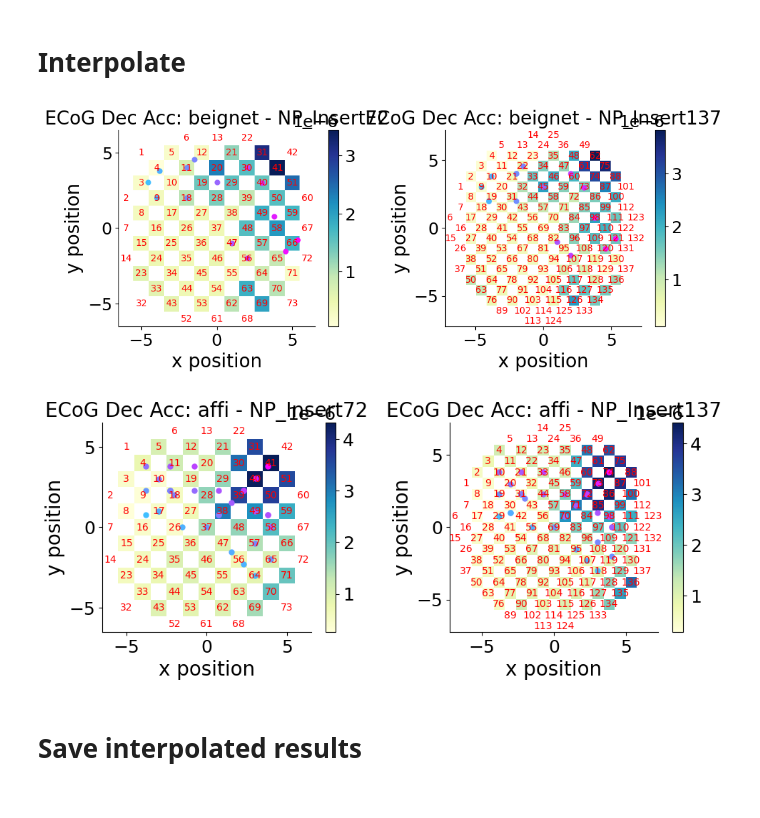
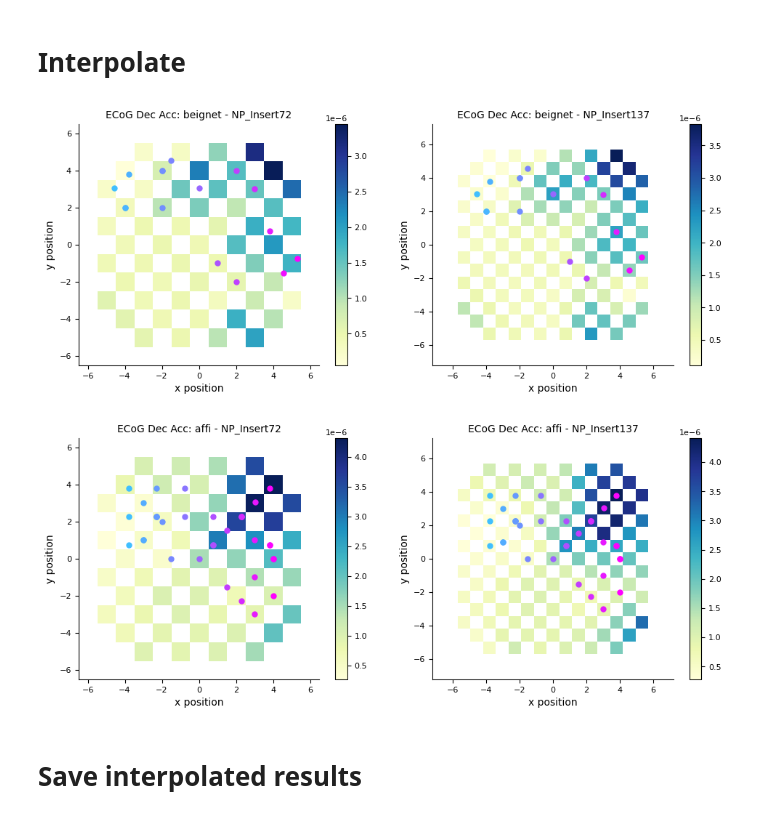
Before and after one commit to rcanfield2/ecog_np_targeting, a Jupyter notebook: np_ecog_map_registration.ipynb, the cells around one changed output. Cells and saved outputs as stored; diff of their text form; code cells hidden in the pictures.

```diff
--- a/np_ecog_map_registration.ipynb
+++ b/np_ecog_map_registration.ipynb
@@ -219,13 +150,13 @@ site_numbers = {}
 site_insert_name = {}
 for subject in subjects:
     if subject == 'beignet':
-        _, _, preproc_metadata = aopy.data.base.pkl_read(f"{subject}_np_preprocessed", os.path.join(base_save_dir, np_preproc_data_folder))
+        _, _, preproc_metadata = aopy.data.base.pkl_read(f"{subject}_{filenames['preprocessed']}", save_paths['postproc_data'])
         print(preproc_metadata.keys())
         site_numbers[subject] = preproc_metadata['recording_sites'] -1
         site_insert_name[subject] = ['NP_Insert72', 'NP_Insert72', 'NP_Insert72', 'NP_Insert72', 'NP_Insert72', 'NP_Insert72', 'NP_Insert72', 'NP_Insert72', 'NP_Insert72',
                          'NP_Insert137', 'NP_Insert137', 'NP_Insert137', 'NP_Insert137', 'NP_Insert137', 'NP_Insert137', 'NP_Insert137']
     elif subject2plot == 'affi':
-        _, _,  preproc_metadata = aopy.data.base.pkl_read(f"{subject}_np_preprocessed", os.path.join(base_save_dir, np_preproc_data_folder))
+        _, _,  preproc_metadata = aopy.data.base.pkl_read(f"{subject}_{filenames['preprocessed']}", save_paths['postproc_data'])
         # site_numbers[subject] = np.array([ 19,  73,  29,  55,  58,  33, 33,  98,  10, 74,  72, 107]) - 1
         site_numbers[subject] = preproc_metadata['recording_sites'] -1
         # site_insert_name[subject] = ['NPinsert137', 'NPinsert137', 'NPinsert137', 'NPinsert137', 'NPinsert137', 'NPinsert137', 'NPinsert137',
@@ -241,13 +172,13 @@ dict_keys(['spike_bin_width', 'tbefore', 'tafter', 'trial_time_axis', 'nrecs', '
 # %%
 for subject in subjects:
     dec_map_results[subject]['rec_sites'] = site_numbers[subject]
-    dec_map_results[subject]['rec_locations'] = np.array([[np_ecog_mapping[subject][site_insert_name[subject][isite]][f"{site_insert_name[subject][isite]}_x"][site], np_ecog_mapping[subject][site_insert_name[subject][isite]][f"{site_insert_name[subject][isite]}_y"][site]] for isite, site in enumerate(site_numbers[subject])])
+    dec_map_results[subject]['rec_locations'] = np.array([[np_ecog_mapping[subject][site_insert_name[subject][isite]]['pos'][:,0][site], np_ecog_mapping[subject][site_insert_name[subject][isite]]['pos'][:,1][site]] for isite, site in enumerate(site_numbers[subject])])
     if subject == 'affi':
-        dec_map_results[subject]['rc_axis_angle'] = np.deg2rad(60) # rotates 'x-axis' by this much
+        dec_map_results[subject]['rc_axis_angle'] = np.deg2rad(postproc_params['rc_axis_theta'][subject]) # rotates 'x-axis' by this much
         dec_map_results[subject]['rc_axis'] = dec_map_results[subject]['rec_locations'] @ np.array([[np.cos(dec_map_results[subject]['rc_axis_angle']), -np.sin(dec_map_results[subject]['rc_axis_angle'])],[np.sin(dec_map_results[subject]['rc_axis_angle']), np.cos(dec_map_results[subject]['rc_axis_angle'])]])
 
     elif subject == 'beignet':
-        dec_map_results[subject]['rc_axis_angle'] = 0 # rotates 'x-axis' by this much
+        dec_map_results[subject]['rc_axis_angle'] = np.deg2rad(postproc_params['rc_axis_theta'][subject]) # rotates 'x-axis' by this much
         dec_map_results[subject]['rc_axis'] = dec_map_results[subject]['rec_locations'] @ np.array([[np.cos(dec_map_results[subject]['rc_axis_angle']), -np.sin(dec_map_results[subject]['rc_axis_angle'])],[np.sin(dec_map_results[subject]['rc_axis_angle']), np.cos(dec_map_results[subject]['rc_axis_angle'])]])
 
 
@@ -269,7 +200,7 @@ for subject in subjects:
     cb = plt.colorbar(im)
 
     # Label relevant dots
-    [ax[0].plot(np_ecog_mapping[subject][site_insert_name[subject][isite]][f"{site_insert_name[subject][isite]}_x"][site], np_ecog_mapping[subject][site_insert_name[subject][isite]][f"{site_insert_name[subject][isite]}_y"][site], '.', color=dec_map_results[subject]['day_colors'][isite], markersize=14) for isite, site in enumerate(site_numbers[subject])]
+    [ax[0].plot(np_ecog_mapping[subject][site_insert_name[subject][isite]]['pos'][:,0][site], np_ecog_mapping[subject][site_insert_name[subject][isite]]['pos'][:,1][site], '.', color=dec_map_results[subject]['day_colors'][isite], markersize=14) for isite, site in enumerate(site_numbers[subject])]
     ax[0].set(title=f"{subject} - ECoG Decoding Accuracy")
 
     ax[0].set(xlim=(-6,6), ylim=(-6,6))
@@ -278,12 +209,12 @@ for subject in subjects:
     cb = plt.colorbar(im)
 
     # Label relevant dots
-    [ax[1].annotate(f"{int(site_numbers[subject][isite]+1)}", (np_ecog_mapping[subject][site_insert_name[subject][isite]][f"{site_insert_name[subject][isite]}_x"][site], np_ecog_mapping[subject][site_insert_name[subject][isite]][f"{site_insert_name[subject][isite]}_y"][site]),ha='center', va='center', ) for isite, site in enumerate(site_numbers[subject])]
+    [ax[1].annotate(f"{int(site_numbers[subject][isite]+1)}", (np_ecog_mapping[subject][site_insert_name[subject][isite]]['pos'][:,0][site], np_ecog_mapping[subject][site_insert_name[subject][isite]]['pos'][:,1][site]),ha='center', va='center', ) for isite, site in enumerate(site_numbers[subject])]
     ax[1].set(title=f"{subject} - ECoG Decoding Accuracy")
     ax[1].set(xlim=(-6,6), ylim=(-6,6))
 
     # Label relevant dots
-    [ax[2].plot(np_ecog_mapping[subject][site_insert_name[subject][isite]][f"{site_insert_name[subject][isite]}_x"][site], np_ecog_mapping[subject][site_insert_name[subject][isite]][f"{site_insert_name[subject][isite]}_y"][site], '.', color=dec_map_results[subject]['day_colors'][isite], markersize=14) for isite, site in enumerate(site_numbers[subject])]
+    [ax[2].plot(np_ecog_mapping[subject][site_insert_name[subject][isite]]['pos'][:,0][site], np_ecog_mapping[subject][site_insert_name[subject][isite]]['pos'][:,1][site], '.', color=dec_map_results[subject]['day_colors'][isite], markersize=14) for isite, site in enumerate(site_numbers[subject])]
     im = aopy.visualization.plot_spatial_map(dec_map_results[subject]['data_map_ecogch']/np.nanmax(dec_map_results[subject]['data_map_ecogch']), dec_map_results[subject]['data_map_ecogch_xy'][0], dec_map_results[subject]['data_map_ecogch_xy'][1], cmap='YlGnBu', ax=ax[2], nan_color='white')
     cb = plt.colorbar(im, label='$\mu$ECoG Reponse [a.u.]')
     ax[2].set(title=f"{subject} - ECoG Decoding Accuracy")
@@ -301,5 +232,5 @@ for subject in subjects:
 
     fig.tight_layout()
     if save_figs:
-        aopy.visualization.base.savefig(save_dir, f'{subject}_ecog_decoding_accuracy_maps_site_label.svg')
+        aopy.visualization.base.savefig(save_paths['ecog_maps'], f'{subject}_ecog_decoding_accuracy_maps_site_label.svg')
 # %% [output]
@@ -314,24 +245,24 @@ for subject in subjects:
 # Interpolate decoding accuracy map - nans first
 for isubject, subject in enumerate(subjects):
     for iinsert, insert in enumerate(np_inserts):
-        dec_map_results[subject][f"{insert}_interp"] = scipy.interpolate.interpn((np.unique(dec_map_results[subject]['data_map_ecogch_xy'][0]),np.unique(dec_map_results[subject]['data_map_ecogch_xy'][1])), dec_map_results[subject]['data_map_ecogch'].T, np_ecog_mapping[subject][f"{insert}_pts"], method='linear', bounds_error=False)
+        dec_map_results[subject][f"{insert}_interp"] = scipy.interpolate.interpn((np.unique(dec_map_results[subject]['data_map_ecogch_xy'][0]),np.unique(dec_map_results[subject]['data_map_ecogch_xy'][1])), dec_map_results[subject]['data_map_ecogch'].T, np_ecog_mapping[subject][insert]['pos'], method='linear', bounds_error=False)
 # %%
 for isubject, subject in enumerate(subjects):
     fig, ax = plt.subplots(1,ninserts,figsize=(5*ninserts,4))
     for iinsert, insert in enumerate(np_inserts):
-        npinsert_interp_datamap = aopy.visualization.get_data_map(dec_map_results[subject][f"{insert}_interp"], np_ecog_mapping[subject][insert][f"{insert}_x"][:np_ecog_mapping[subject][f"{insert}_nloc"]], np_ecog_mapping[subject][insert][f"{insert}_y"][:np_ecog_mapping[subject][f"{insert}_nloc"]])
-        im = aopy.visualization.plot_spatial_map(npinsert_interp_datamap, np_ecog_mapping[subject][insert][f"{insert}_x"][:np_ecog_mapping[subject][f"{insert}_nloc"]], np_ecog_mapping[subject][insert][f"{insert}_y"][:np_ecog_mapping[subject][f"{insert}_nloc"]], cmap='YlGnBu', ax=ax[iinsert], nan_color='white')
+        npinsert_interp_datamap = aopy.visualization.get_data_map(dec_map_results[subject][f"{insert}_interp"], np_ecog_mapping[subject][insert]['pos'][:,0], np_ecog_mapping[subject][insert]['pos'][:,1])
+        im = aopy.visualization.plot_spatial_map(npinsert_interp_datamap, np_ecog_mapping[subject][insert]['pos'][:,0], np_ecog_mapping[subject][insert]['pos'][:,1], cmap='YlGnBu', ax=ax[iinsert], nan_color='white')
         cb = plt.colorbar(im)
         ax[iinsert].set(title=f"ECoG Dec Acc: {subject} - {insert}")
-        [ax[iinsert].annotate(str(np_ecog_mapping[subject][insert]['electrode'][ipt]), (np_ecog_mapping[subject][insert][f"{insert}_x"][ipt], np_ecog_mapping[subject][insert][f"{insert}_y"][ipt]), ha='center', va='center', color='r') for ipt in range(len(np_ecog_mapping[subject][insert][f"{insert}_y"]))]
+        # [ax[iinsert].annotate(str(np_ecog_mapping[subject][insert]['electrode'][ipt]), (np_ecog_mapping[subject][insert]['pos'][ipt,0], np_ecog_mapping[subject][insert]['pos'][ipt,1]), ha='center', va='center', color='r') for ipt in range(np_ecog_mapping[subject][insert]['pos'].shape[0])]
 
         # if subject == 'beignet':
-        [ax[iinsert].plot(np_ecog_mapping[subject][site_insert_name[subject][isite]][f"{site_insert_name[subject][isite]}_x"][site], np_ecog_mapping[subject][site_insert_name[subject][isite]][f"{site_insert_name[subject][isite]}_y"][site], '.', color=dec_map_results[subject]['day_colors'][isite], markersize=10) for isite, site in enumerate(site_numbers[subject])]
+        [ax[iinsert].plot(np_ecog_mapping[subject][f"{site_insert_name[subject][isite]}"]['pos'][site,0],np_ecog_mapping[subject][f"{site_insert_name[subject][isite]}"]['pos'][site,1], '.', color=dec_map_results[subject]['day_colors'][isite], markersize=10) for isite, site in enumerate(site_numbers[subject])]
 
     fig.tight_layout()
     plt.show()
 # %% [output]
-[figure, old version]
+[figure, new version]
-[figure, old version]
+[figure, new version]
 # %% [markdown]
 # Save interpolated results
```
Also changed, not shown: parts of 17 cells of this notebook, 10 other files.
